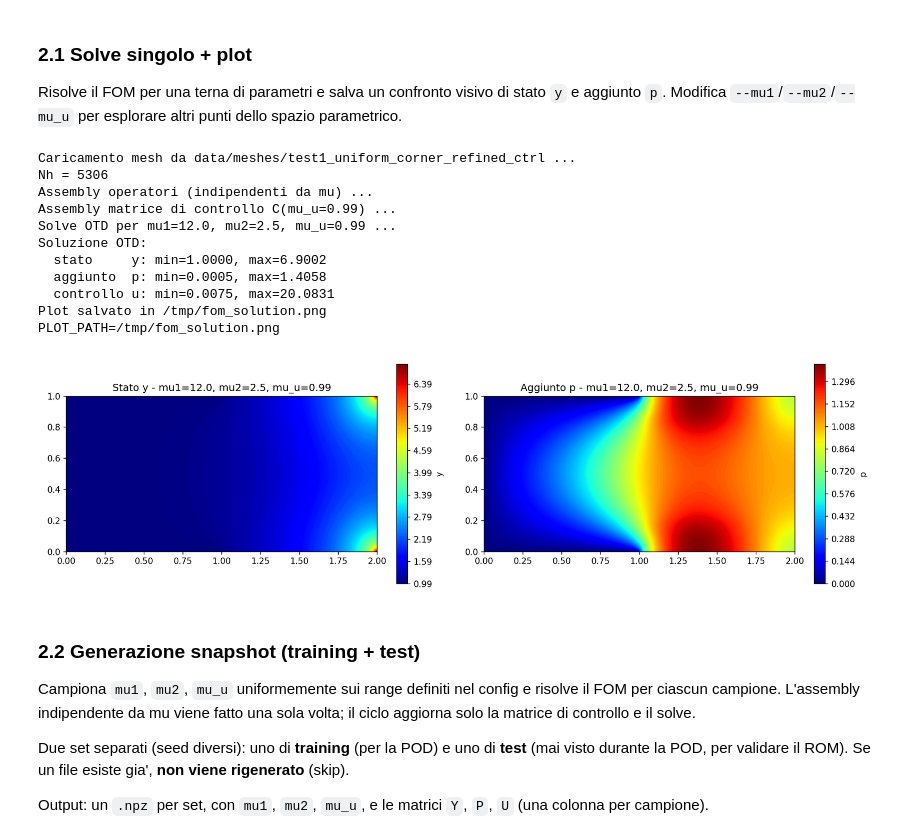
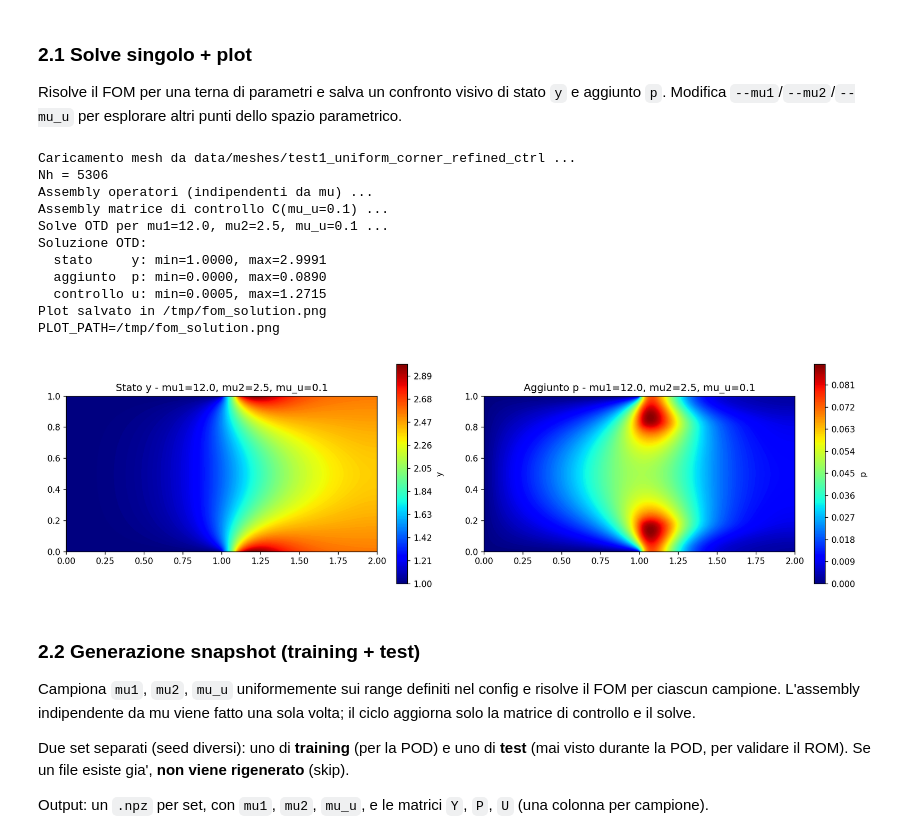
Before and after one commit to roccnroll/vbOCP, a Jupyter notebook: notebooks/run_pipeline.ipynb, the cells around one changed output. Cells and saved outputs as stored; diff of their text form; code cells hidden in the pictures.

```diff
--- a/notebooks/run_pipeline.ipynb
+++ b/notebooks/run_pipeline.ipynb
@@ -44,27 +44,27 @@ Risolve il FOM per una terna di parametri e salva un confronto visivo di stato `
 # %%
 !python -m src.full_order.run_single_solve \
     --config {CONFIG_PATH} \
     --mu1 12 \
     --mu2 2.5 \
-    --mu_u 0.99 \
+    --mu_u 0.1 \
     --plot
 
 import tempfile, os as _os
 from IPython.display import Image
 Image(_os.path.join(tempfile.gettempdir(), 'fom_solution.png'))
 # %% [output]
 Caricamento mesh da data/meshes/test1_uniform_corner_refined_ctrl ...
 Nh = 5306
 Assembly operatori (indipendenti da mu) ...
-Assembly matrice di controllo C(mu_u=0.99) ...
-Solve OTD per mu1=12.0, mu2=2.5, mu_u=0.99 ...
+Assembly matrice di controllo C(mu_u=0.1) ...
+Solve OTD per mu1=12.0, mu2=2.5, mu_u=0.1 ...
 Soluzione OTD:
-  stato     y: min=1.0000, max=6.9002
-  aggiunto  p: min=0.0005, max=1.4058
-  controllo u: min=0.0075, max=20.0831
+  stato     y: min=1.0000, max=2.9991
+  aggiunto  p: min=0.0000, max=0.0890
+  controllo u: min=0.0005, max=1.2715
 Plot salvato in /tmp/fom_solution.png
 PLOT_PATH=/tmp/fom_solution.png
-[figure, old version]
+[figure, new version]
 # %% [markdown]
 ### 2.2 Generazione snapshot (training + test)
 
```
Also changed, not shown: parts of 5 cells of this notebook, 6 other files.
